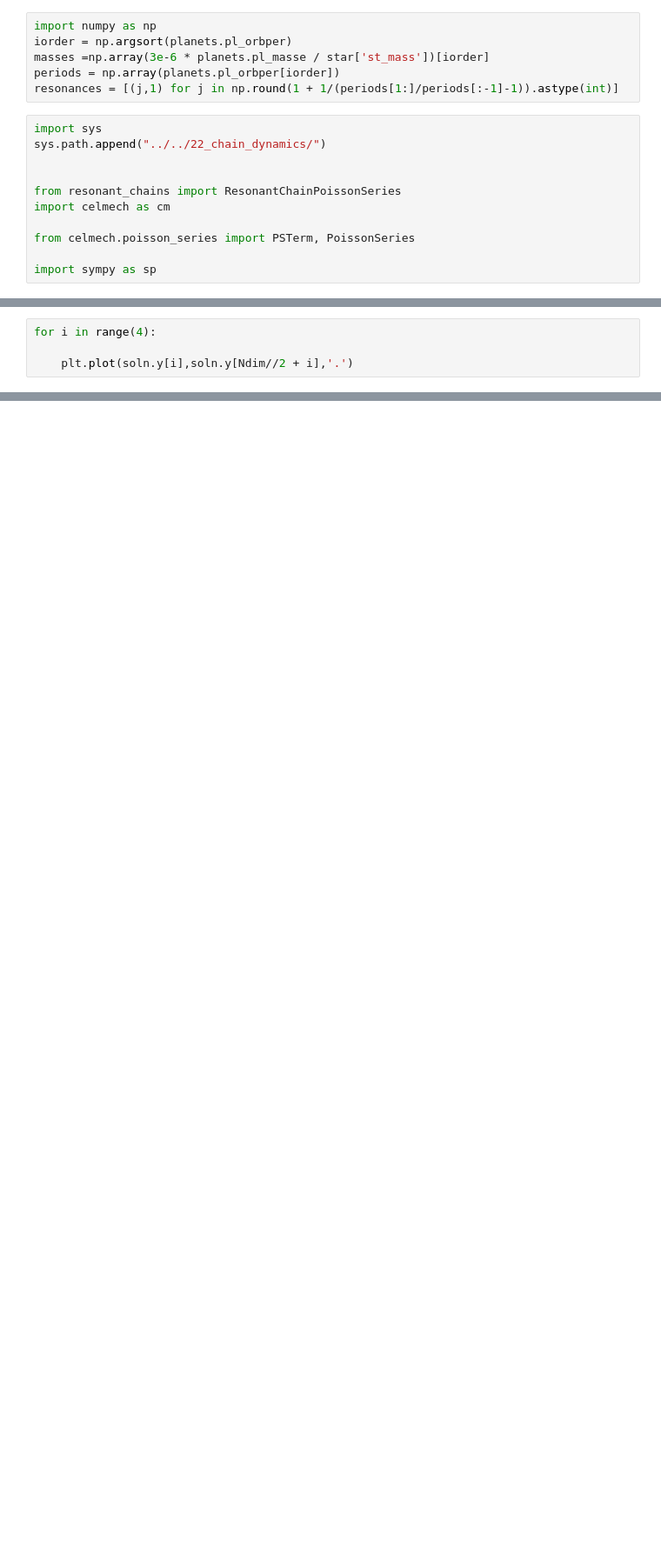
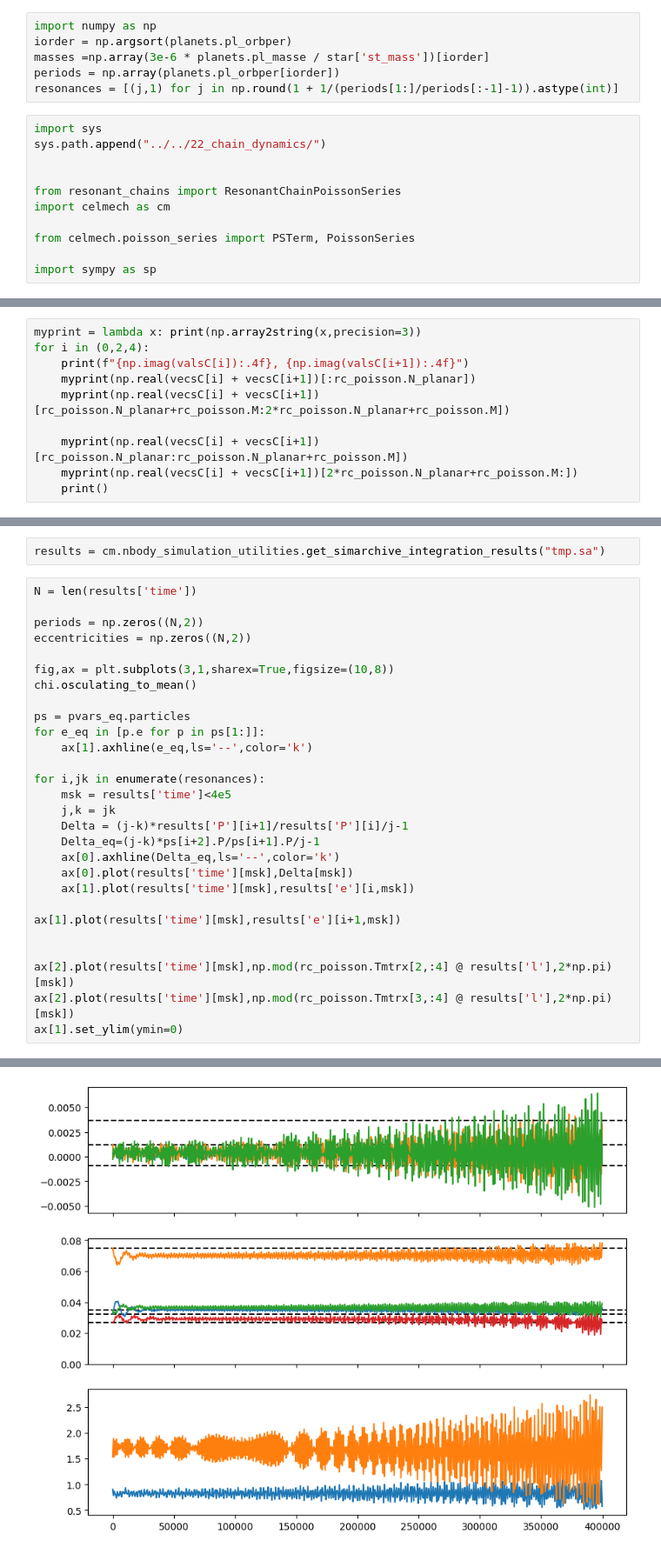
Before and after one commit to shadden/resonant_chains, a Jupyter notebook: k223_example.ipynb, the cells around one changed output, grey strips where cells are left out. Shown at 87% size. Saved outputs shown, nothing was run; the diff lists cells and outputs as text; blank space fills up the shorter version.

```diff
--- a/k223_example.ipynb
+++ b/k223_example.ipynb
@@ -226,4 +100,0 @@ $\displaystyle 6$
-# %%
-for i in range(4):
-
-    plt.plot(soln.y[i],soln.y[Ndim//2 + i],'.')
@@ -385,0 +445,10 @@ array([0., 0., 0., 0., 0., 0., 0., 0., 0., 0., 0., 0., 0., 0.])
+# %%
+myprint = lambda x: print(np.array2string(x,precision=3))
+for i in (0,2,4):
+    print(f"{np.imag(valsC[i]):.4f}, {np.imag(valsC[i+1]):.4f}")
+    myprint(np.real(vecsC[i] + vecsC[i+1])[:rc_poisson.N_planar])
+    myprint(np.real(vecsC[i] + vecsC[i+1])[rc_poisson.N_planar+rc_poisson.M:2*rc_poisson.N_planar+rc_poisson.M])
+
+    myprint(np.real(vecsC[i] + vecsC[i+1])[rc_poisson.N_planar:rc_poisson.N_planar+rc_poisson.M])
+    myprint(np.real(vecsC[i] + vecsC[i+1])[2*rc_poisson.N_planar+rc_poisson.M:])
+    print()
@@ -385,0 +523,31 @@ array([0., 0., 0., 0., 0., 0., 0., 0., 0., 0., 0., 0., 0., 0.])
+# %%
+results = cm.nbody_simulation_utilities.get_simarchive_integration_results("tmp.sa")
+# %%
+N = len(results['time'])
+
+periods = np.zeros((N,2))
+eccentricities = np.zeros((N,2))
+
+fig,ax = plt.subplots(3,1,sharex=True,figsize=(10,8))
+chi.osculating_to_mean()
+
+ps = pvars_eq.particles
+for e_eq in [p.e for p in ps[1:]]:
+    ax[1].axhline(e_eq,ls='--',color='k')
+
+for i,jk in enumerate(resonances):
+    msk = results['time']<4e5
+    j,k = jk
+    Delta = (j-k)*results['P'][i+1]/results['P'][i]/j-1
+    Delta_eq=(j-k)*ps[i+2].P/ps[i+1].P/j-1
+    ax[0].axhline(Delta_eq,ls='--',color='k')
+    ax[0].plot(results['time'][msk],Delta[msk])
+    ax[1].plot(results['time'][msk],results['e'][i,msk])
+
+ax[1].plot(results['time'][msk],results['e'][i+1,msk])
+
+
+ax[2].plot(results['time'][msk],np.mod(rc_poisson.Tmtrx[2,:4] @ results['l'],2*np.pi)[msk])
+ax[2].plot(results['time'][msk],np.mod(rc_poisson.Tmtrx[3,:4] @ results['l'],2*np.pi)[msk])
+ax[1].set_ylim(ymin=0)
+# %% [output]
@@ -385,0 +555 @@ array([0., 0., 0., 0., 0., 0., 0., 0., 0., 0., 0., 0., 0., 0.])
+[figure, added]
```
Also changed, not shown: parts of 65 cells of this notebook, 2 other files.
